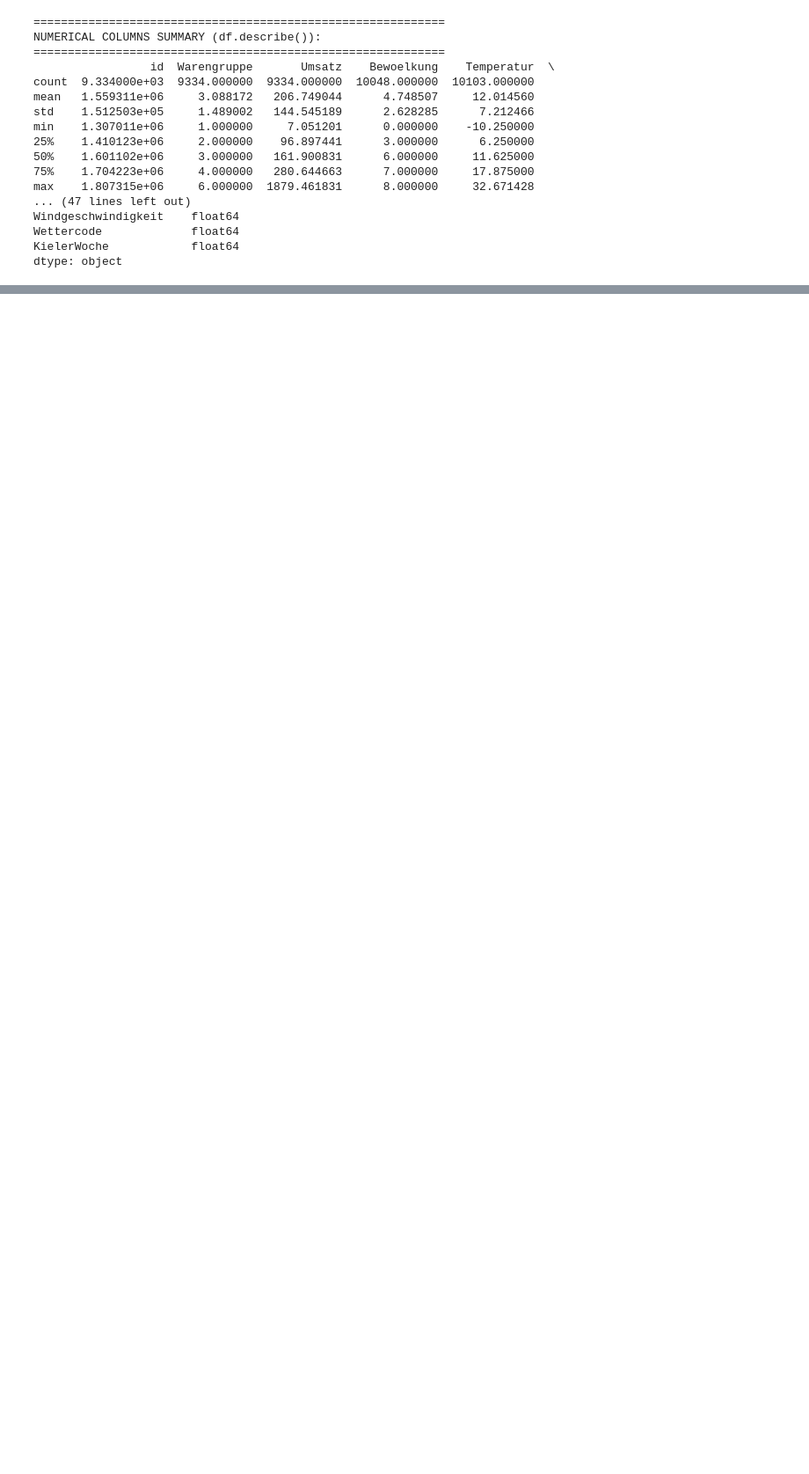
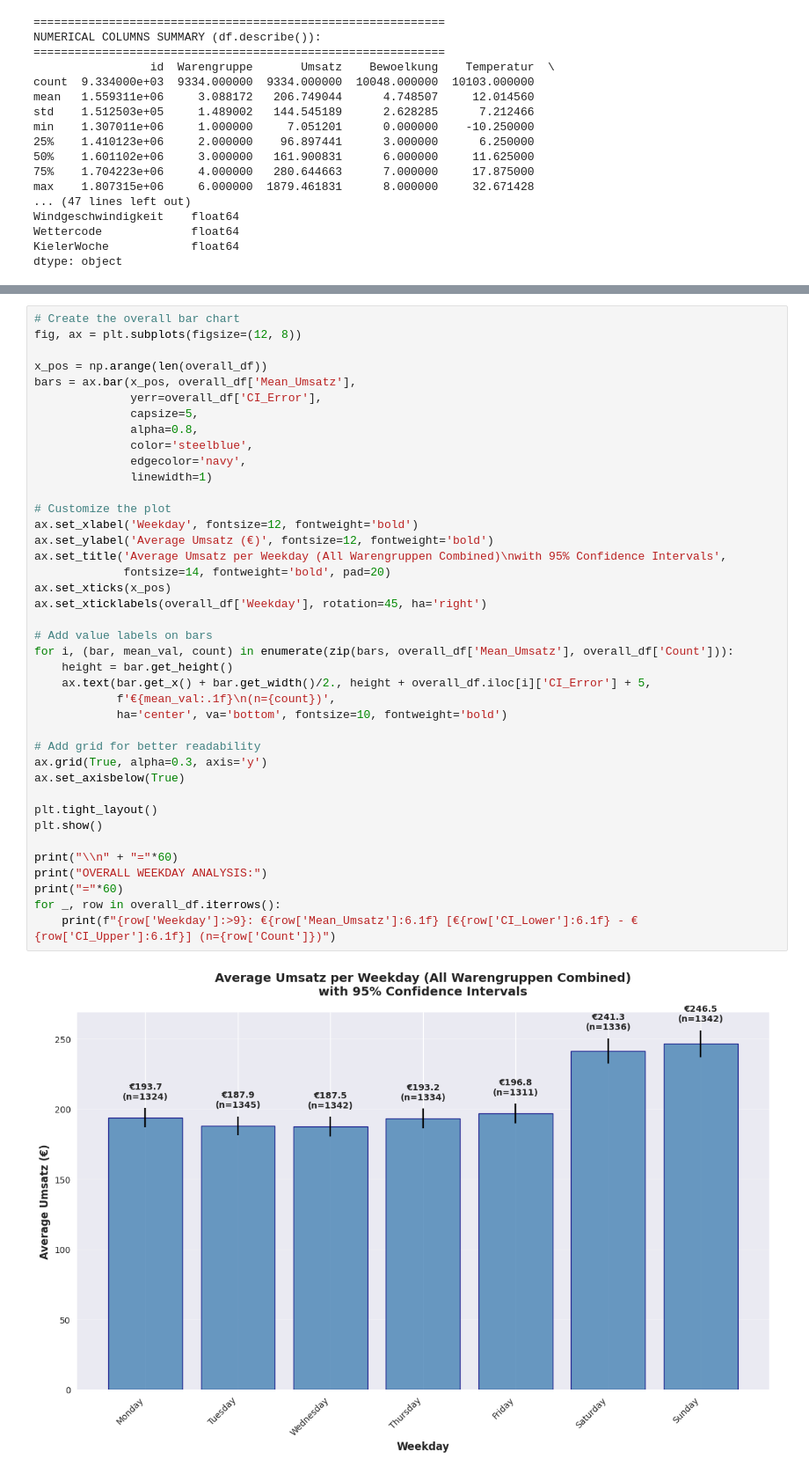
Before and after one commit to DavidStrif/team3_goodweather, a Jupyter notebook: 1_DatasetCharacteristics/notebooks/task1_description.ipynb, the cells around one changed output, grey strips where cells are left out. Shown at 88% size. Drawn from its saved outputs; the diff is of its cells as text; blank space fills up the shorter version.

```diff
--- a/1_DatasetCharacteristics/notebooks/task1_description.ipynb
+++ b/1_DatasetCharacteristics/notebooks/task1_description.ipynb
@@ -91,0 +266,42 @@ dtype: object
+# %%
+# Create the overall bar chart
+fig, ax = plt.subplots(figsize=(12, 8))
+
+x_pos = np.arange(len(overall_df))
+bars = ax.bar(x_pos, overall_df['Mean_Umsatz'],
+              yerr=overall_df['CI_Error'],
+              capsize=5,
+              alpha=0.8,
+              color='steelblue',
+              edgecolor='navy',
+              linewidth=1)
+
+# Customize the plot
+ax.set_xlabel('Weekday', fontsize=12, fontweight='bold')
+ax.set_ylabel('Average Umsatz (€)', fontsize=12, fontweight='bold')
+ax.set_title('Average Umsatz per Weekday (All Warengruppen Combined)\nwith 95% Confidence Intervals',
+             fontsize=14, fontweight='bold', pad=20)
+ax.set_xticks(x_pos)
+ax.set_xticklabels(overall_df['Weekday'], rotation=45, ha='right')
+
+# Add value labels on bars
+for i, (bar, mean_val, count) in enumerate(zip(bars, overall_df['Mean_Umsatz'], overall_df['Count'])):
+    height = bar.get_height()
+    ax.text(bar.get_x() + bar.get_width()/2., height + overall_df.iloc[i]['CI_Error'] + 5,
+            f'€{mean_val:.1f}\n(n={count})',
+            ha='center', va='bottom', fontsize=10, fontweight='bold')
+
+# Add grid for better readability
+ax.grid(True, alpha=0.3, axis='y')
+ax.set_axisbelow(True)
+
+plt.tight_layout()
+plt.show()
+
+print("\\n" + "="*60)
+print("OVERALL WEEKDAY ANALYSIS:")
+print("="*60)
+for _, row in overall_df.iterrows():
+    print(f"{row['Weekday']:>9}: €{row['Mean_Umsatz']:6.1f} [€{row['CI_Lower']:6.1f} - €{row['CI_Upper']:6.1f}] (n={row['Count']})")
+# %% [output]
+[figure, added]
```
Also changed, not shown: parts of 34 cells of this notebook, 3 other files.
